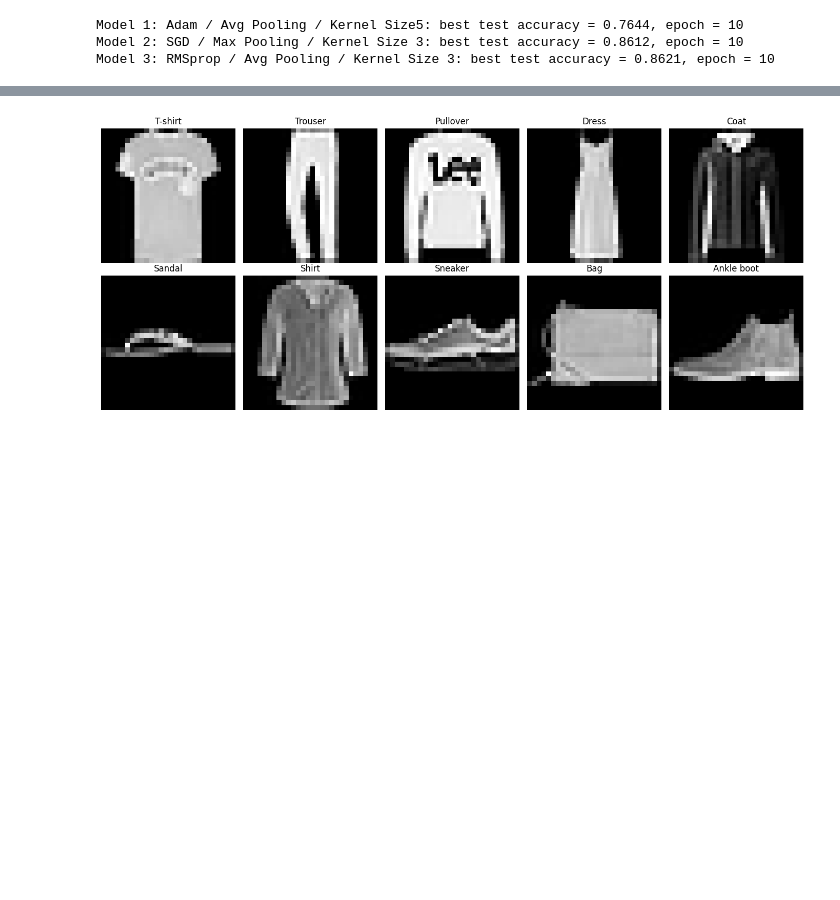
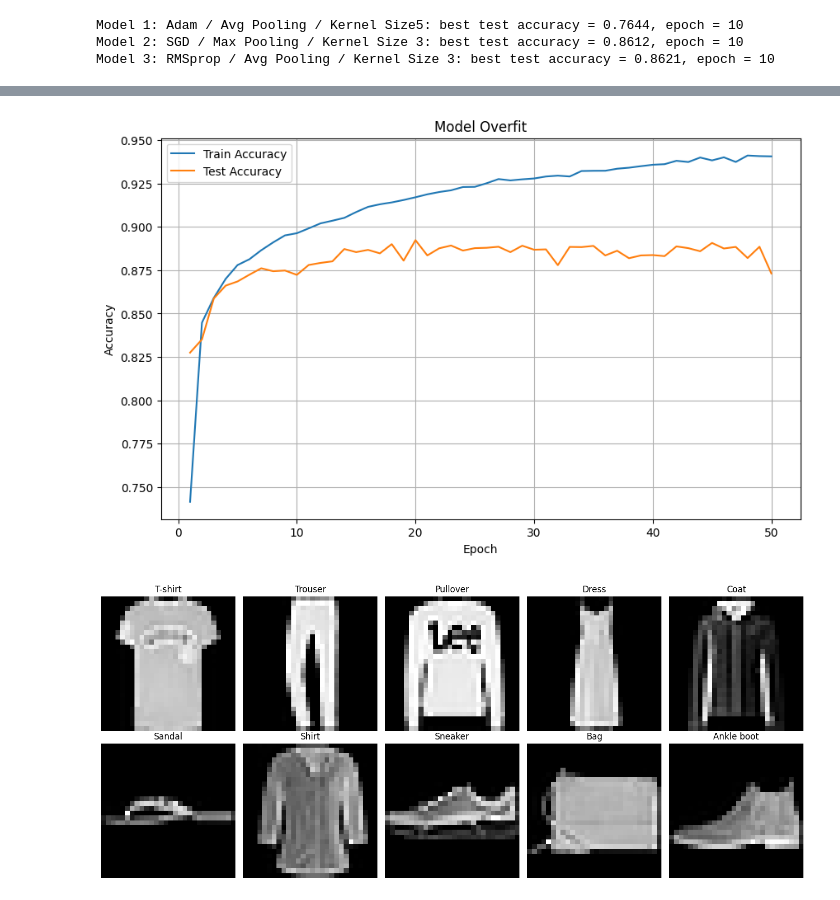
Before and after one commit to mdsouthworth1/sarkar-computer-vision-lectures, a Jupyter notebook: CV_Module_5_3__Convolutional_Neural_Networks.ipynb, the cells around one changed output, grey strips where cells are left out. Drawn from its saved outputs; the diff is of its cells as text; code cells hidden in the pictures; blank space fills up the shorter version.

```diff
--- a/CV_Module_5_3__Convolutional_Neural_Networks.ipynb
+++ b/CV_Module_5_3__Convolutional_Neural_Networks.ipynb
@@ -807 +822,28 @@ Model 3: RMSprop / Avg Pooling / Kernel Size 3: best test accuracy = 0.8621, epo
+# %%
+import matplotlib.pyplot as plt
+
+epochs = range(1, len(overfit_history["train_acc"]) + 1)
+
+plt.figure(figsize=(10, 6))
+
+plt.plot(
+    epochs,
+    overfit_history["train_acc"],
+    label="Train Accuracy"
+)
+
+plt.plot(
+    epochs,
+    overfit_history["test_acc"],
+    label="Test Accuracy"
+)
+
+plt.xlabel("Epoch")
+plt.ylabel("Accuracy")
+plt.title("Model Overfit")
+plt.legend()
+plt.grid(True)
+plt.show()
+# %% [output]
+[figure, added]
 # %%
```
Also changed, not shown: parts of 3 cells of this notebook.
